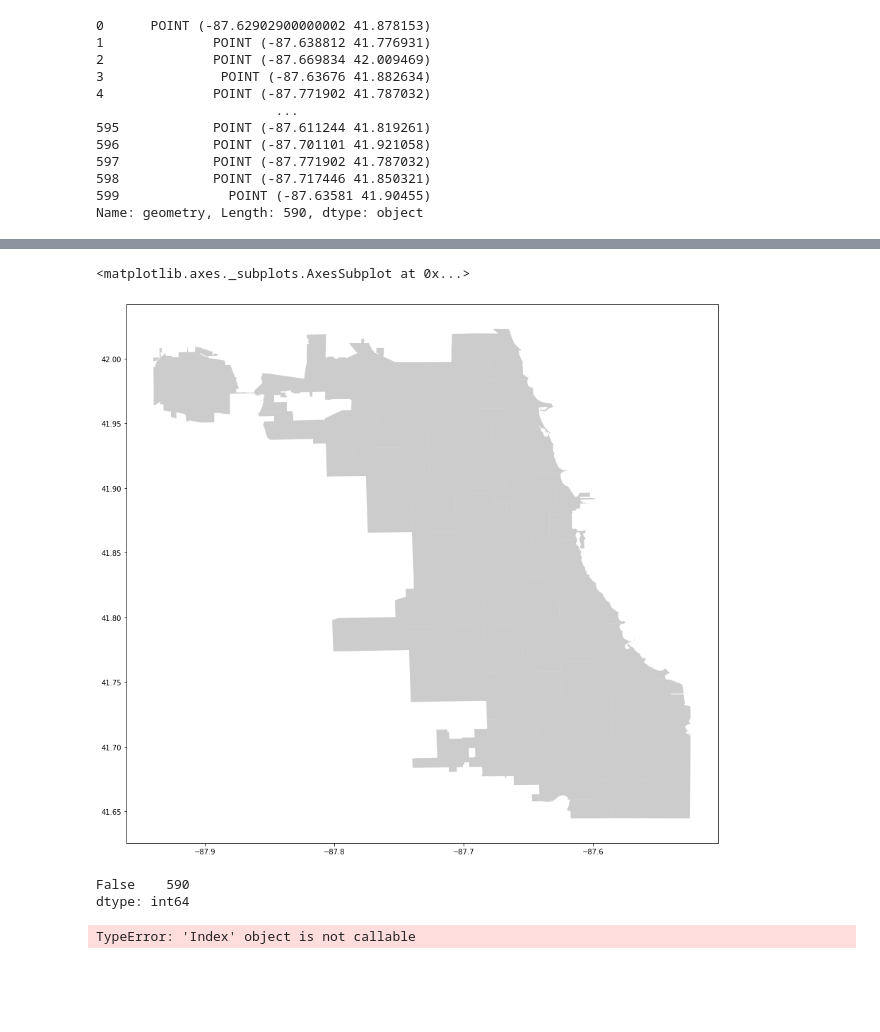
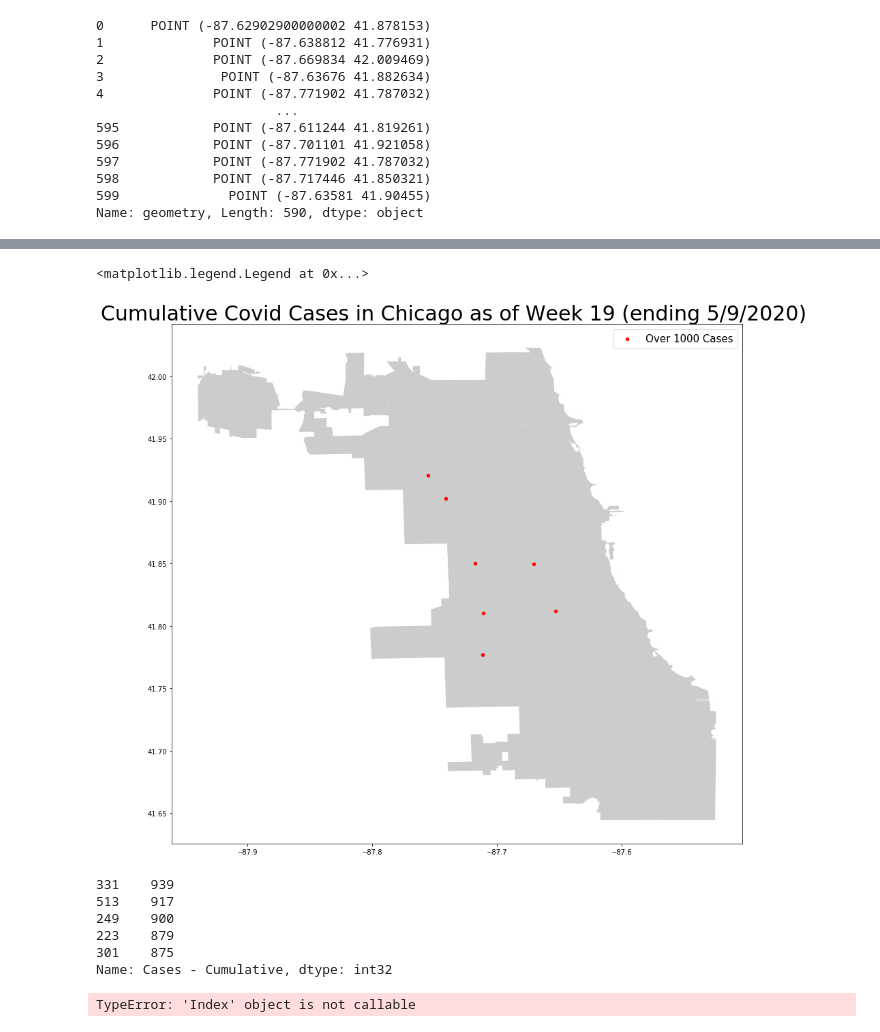
Before and after one commit to igopalan/Covid-Analysis-for-IMPACT, a Jupyter notebook: ProjectImpactCovidCasesbyZip.py.ipynb, the cells around one changed output, grey strips where cells are left out. Drawn from its saved outputs; the diff is of its cells as text; code cells hidden in the pictures; blank space fills up the shorter version.

```diff
--- a/ProjectImpactCovidCasesbyZip.py.ipynb
+++ b/ProjectImpactCovidCasesbyZip.py.ipynb
@@ -75,7 +86,8 @@ covid["Cases - Weekly"] = covid["Cases - Weekly"].astype(int)
 # %%
 covid["Cases - Cumulative"] = covid["Cases - Cumulative"].fillna(0)
-covid["Cases - Cumulative"] = covid["Cases - Cumulative"].str.replace(",",".")
-covid["Cases - Cumulative"] = covid["Cases - Cumulative"].astype("float")
+covid["Cases - Cumulative"] = covid["Cases - Cumulative"].str.replace(",","")
+covid["Cases - Cumulative"] = covid["Cases - Cumulative"].str.replace(" ","")
+#covid["Cases - Cumulative"] = covid["Cases - Cumulative"].astype("float")
 #From Thinkful technical coaching
 #You were getting the error because the decimal separator in that field is comma (,). Use the following code:
 # %%
@@ -197 +225,4 @@ gdf.head(1)
 1 rows × 22 columns
+# %%
+gdf19 = gdf[gdf['Week Number']==19]
+gdf19.head()
@@ -198,15 +237,24 @@ gdf.head(1)
 # %%
 fig, ax = plt.subplots(figsize = (15,15))
 zip_map.plot(ax=ax, alpha = 0.4, color = "grey")
-gdf[gdf['Cases - Cumulative']>1000].plot(ax=ax, markersize=20, color = "blue", marker = "o", label="Case")
+#gdf[gdf['Week Number']==19].plot(ax=ax, markersize=20, color = "blue", marker = "o", label="Case")
+gdf19[gdf19["Cases - Cumulative"]>=1000].plot(ax=ax, markersize=20, color = "red", marker = "o", label="Over 1000 Cases")
+#gdf19[gdf19["Cases - Cumulative"]<1000].plot(ax=ax, markersize=20, color = "blue", marker = "o", label="Under 1000 Cases")
+plt.title("Cumulative Covid Cases in Chicago as of Week 19 (ending 5/9/2020) ", fontsize = 30)
+plt.legend(prop={'size':15})
 # %% [output]
-<matplotlib.axes._subplots.AxesSubplot at 0x...>
+<matplotlib.legend.Legend at 0x...>
-[figure, old version]
+[figure, new version]
-# %%
-gdf.is_empty.value_counts()
-# %% [output]
-False    590
-dtype: int64
+# %%
+#gdf[gdf['Cases - Cumulative']>100]
+gdf['Cases - Cumulative'].nlargest()
+# %% [output]
+331    939
+513    917
+249    900
+223    879
+301    875
+Name: Cases - Cumulative, dtype: int32
 # %%
 gdf.isna()/gdf.columns()
 # %% [output]
```
Also changed, not shown: parts of 21 cells of this notebook.
